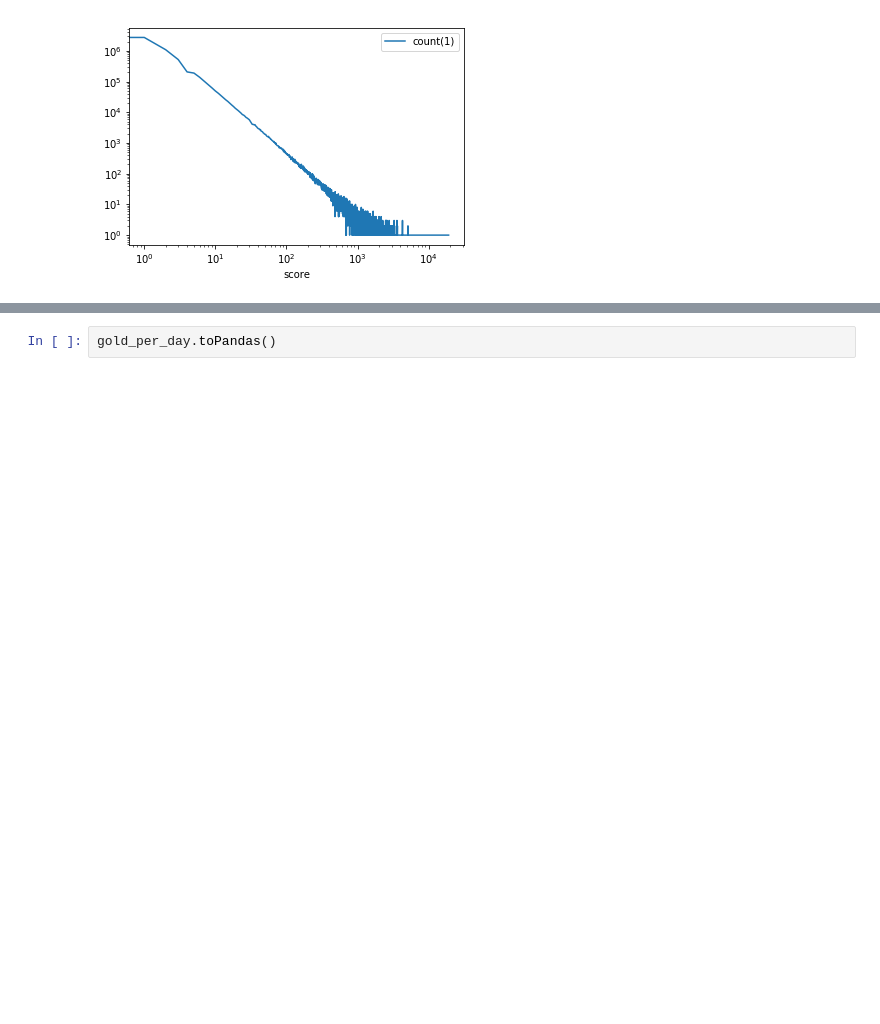
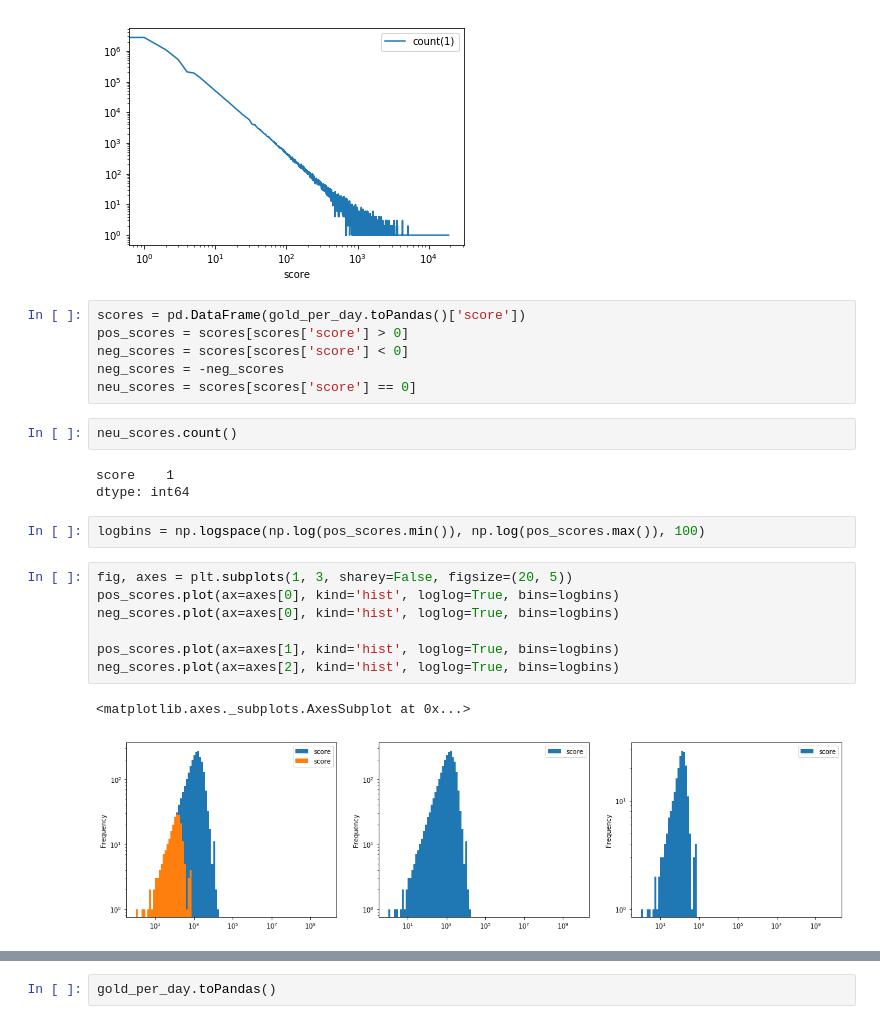
Before and after one commit to MetaHG/Reddit-opinions-polarization, a Jupyter notebook: notebooks/Basic Metrics.ipynb, the cells around one changed output, grey strips where cells are left out. Drawn from its saved outputs; the diff is of its cells as text; blank space fills up the shorter version.

Commit message:
Add graphs for score power law

```diff
--- a/notebooks/Basic Metrics.ipynb
+++ b/notebooks/Basic Metrics.ipynb
@@ -432,3 +432,26 @@ gold_per_day.toPandas().set_index('score').plot(logy=True, logx=True)
 # %% [output]
 <matplotlib.axes._subplots.AxesSubplot at 0x...>
 [figure]
+# %%
+scores = pd.DataFrame(gold_per_day.toPandas()['score'])
+pos_scores = scores[scores['score'] > 0]
+neg_scores = scores[scores['score'] < 0]
+neg_scores = -neg_scores
+neu_scores = scores[scores['score'] == 0]
+# %%
+neu_scores.count()
+# %% [output]
+score    1
+dtype: int64
+# %%
+logbins = np.logspace(np.log(pos_scores.min()), np.log(pos_scores.max()), 100)
+# %%
+fig, axes = plt.subplots(1, 3, sharey=False, figsize=(20, 5))
+pos_scores.plot(ax=axes[0], kind='hist', loglog=True, bins=logbins)
+neg_scores.plot(ax=axes[0], kind='hist', loglog=True, bins=logbins)
+
+pos_scores.plot(ax=axes[1], kind='hist', loglog=True, bins=logbins)
+neg_scores.plot(ax=axes[2], kind='hist', loglog=True, bins=logbins)
+# %% [output]
+<matplotlib.axes._subplots.AxesSubplot at 0x...>
+[figure, added]
```
Also changed, not shown: parts of 2 cells of this notebook.
